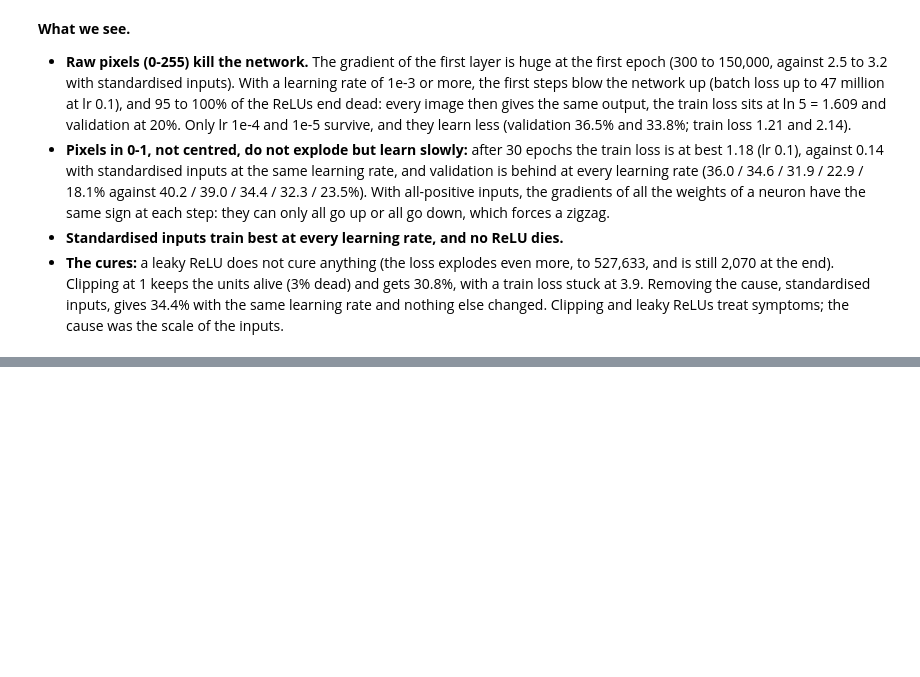
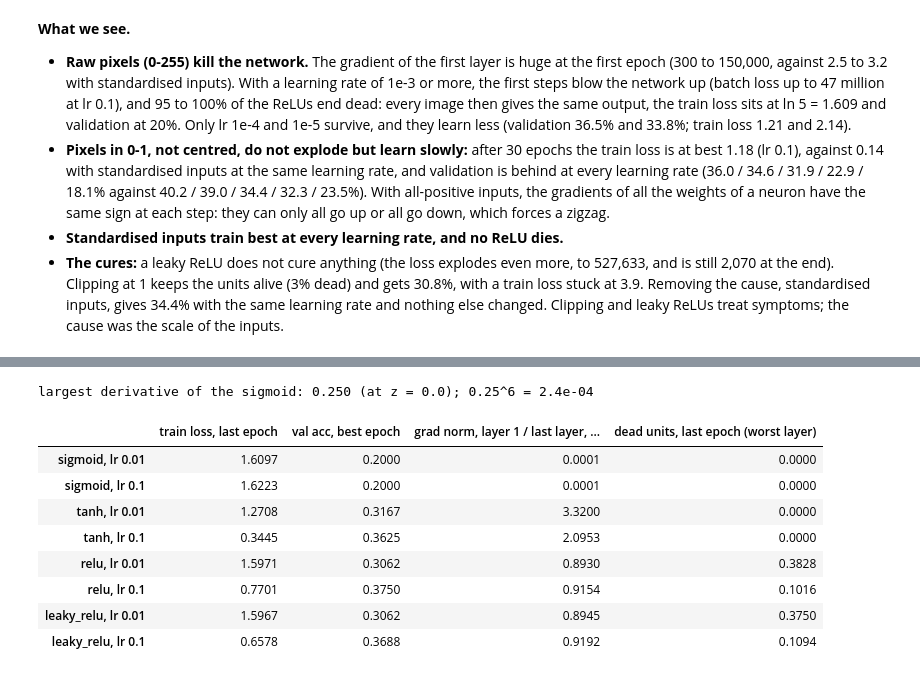
Before and after one commit to Xenodion/deep-learning-project-waerniers-lamy, a Jupyter notebook: src/deep_learning_project_waerniers_lamy_mahieddine/vision/P12_training_doctor.ipynb, the cells around one changed output, grey strips where cells are left out. Saved outputs shown, nothing was run; the diff lists cells and outputs as text; code cells hidden in the pictures; blank space fills up the shorter version.

```diff
--- a/src/deep_learning_project_waerniers_lamy_mahieddine/vision/P12_training_doctor.ipynb
+++ b/src/deep_learning_project_waerniers_lamy_mahieddine/vision/P12_training_doctor.ipynb
@@ -287,0 +297,26 @@ table(cures)[["largest batch loss", "train loss, last epoch", "val acc, best epo
+# %%
+z = torch.linspace(-6, 6, 1201, requires_grad=True)
+torch.sigmoid(z).sum().backward()
+print(f"largest derivative of the sigmoid: {z.grad.max().item():.3f} (at z = {z[z.grad.argmax()].item():.1f}); "
+      f"0.25^6 = {0.25 ** 6:.1e}")
+
+ACTIVATIONS = ["sigmoid", "tanh", "relu", "leaky_relu"]
+depth_runs = {(act, lr): train(mlp(hidden=[128] * 6, activation=act), lr=lr, optimizer="sgd")
+              for act in ACTIVATIONS for lr in [0.01, 0.1]}
+rows = table({f"{act}, lr {lr:g}": r for (act, lr), r in depth_runs.items()})
+for (act, lr), r in depth_runs.items():
+    g = list(r["history"]["grad_norm"].values())
+    rows.loc[f"{act}, lr {lr:g}", "grad norm, layer 1 / last layer, epoch 1"] = g[0][0] / g[-1][0]
+rows[["train loss, last epoch", "val acc, best epoch", "grad norm, layer 1 / last layer, epoch 1",
+      "dead units, last epoch (worst layer)"]].round(4)
+# %% [output]
+largest derivative of the sigmoid: 0.250 (at z = 0.0); 0.25^6 = 2.4e-04
+|  | train loss, last epoch | val acc, best epoch | grad norm, layer 1 / last layer, ... | dead units, last epoch (worst layer) |
+| sigmoid, lr 0.01 | 1.6097 | 0.2000 | 0.0001 | 0.0000 |
+| sigmoid, lr 0.1 | 1.6223 | 0.2000 | 0.0001 | 0.0000 |
+| tanh, lr 0.01 | 1.2708 | 0.3167 | 3.3200 | 0.0000 |
+| tanh, lr 0.1 | 0.3445 | 0.3625 | 2.0953 | 0.0000 |
+| relu, lr 0.01 | 1.5971 | 0.3062 | 0.8930 | 0.3828 |
+| relu, lr 0.1 | 0.7701 | 0.3750 | 0.9154 | 0.1016 |
+| leaky_relu, lr 0.01 | 1.5967 | 0.3062 | 0.8945 | 0.3750 |
+| leaky_relu, lr 0.1 | 0.6578 | 0.3688 | 0.9192 | 0.1094 |
```
Also changed, not shown: parts of 5 cells of this notebook, 1 other file.
